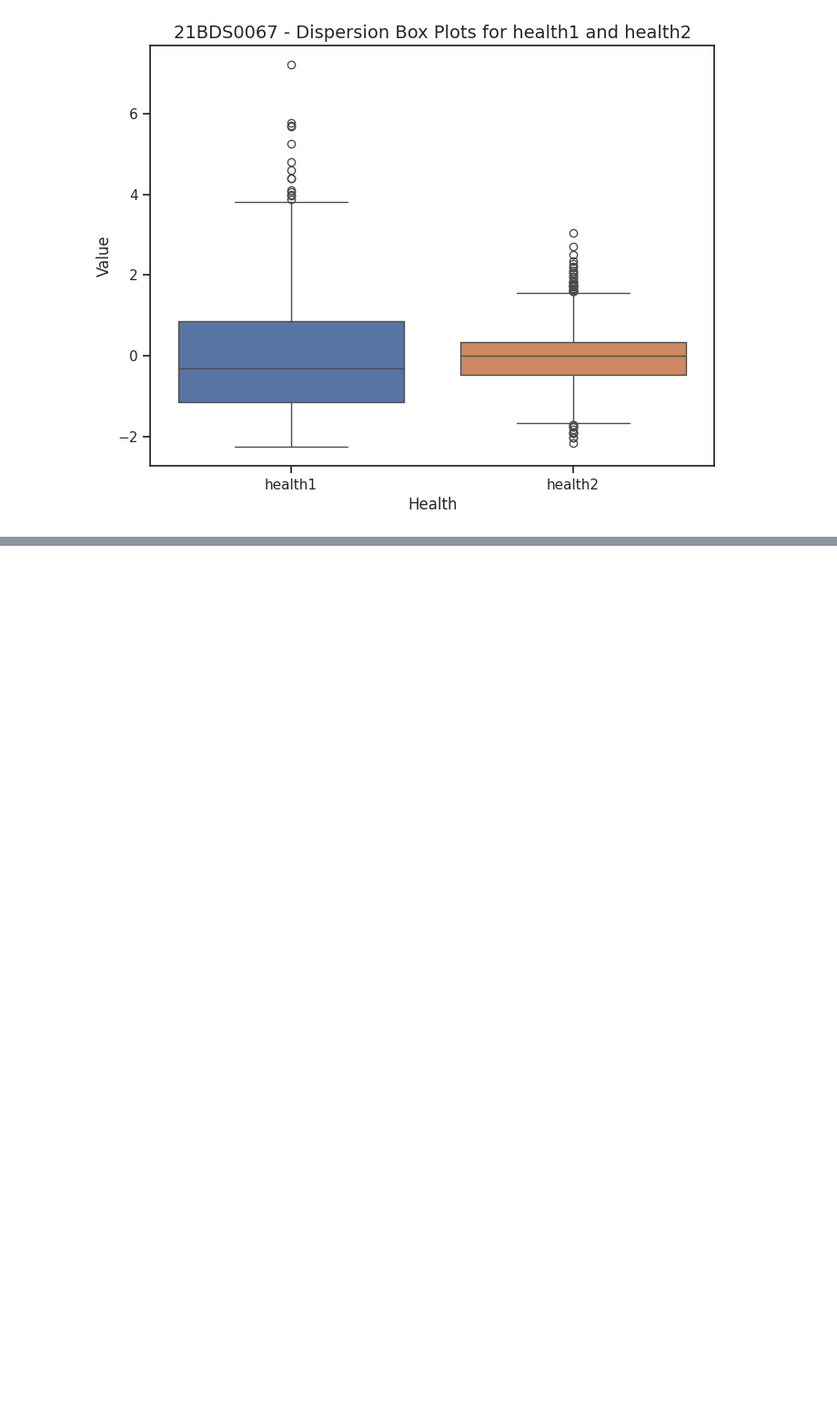
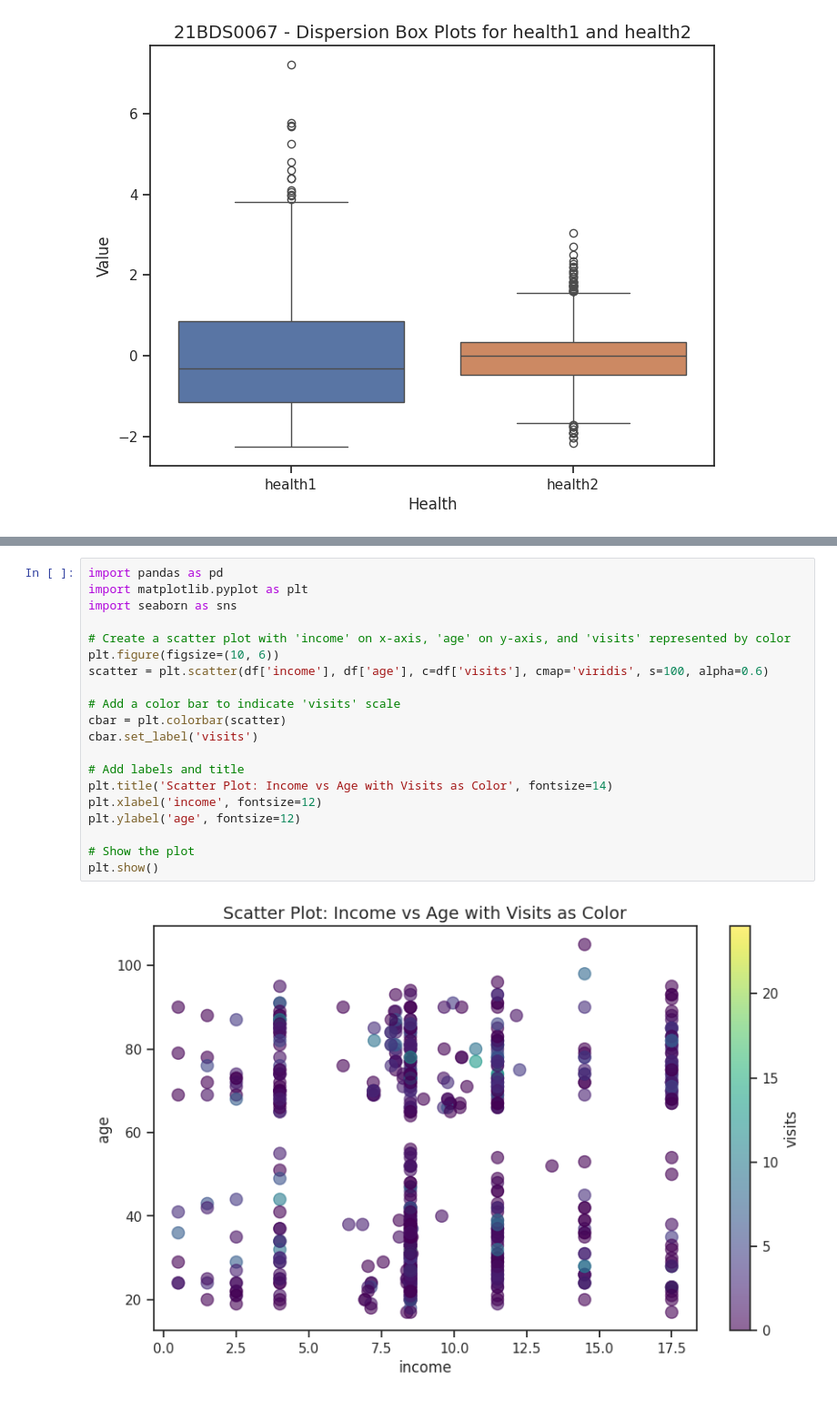
Before and after one commit to JananeeShri27/EDA-THEORY, a Jupyter notebook: Untitled0.ipynb, the cells around one changed output, grey strips where cells are left out. Shown at 91% size. Saved outputs shown, nothing was run; the diff lists cells and outputs as text; blank space fills up the shorter version.

```diff
--- a/Untitled0.ipynb
+++ b/Untitled0.ipynb
@@ -523,0 +533,22 @@ plt.show()
+# %%
+import pandas as pd
+import matplotlib.pyplot as plt
+import seaborn as sns
+
+# Create a scatter plot with 'income' on x-axis, 'age' on y-axis, and 'visits' represented by color
+plt.figure(figsize=(10, 6))
+scatter = plt.scatter(df['income'], df['age'], c=df['visits'], cmap='viridis', s=100, alpha=0.6)
+
+# Add a color bar to indicate 'visits' scale
+cbar = plt.colorbar(scatter)
+cbar.set_label('visits')
+
+# Add labels and title
+plt.title('Scatter Plot: Income vs Age with Visits as Color', fontsize=14)
+plt.xlabel('income', fontsize=12)
+plt.ylabel('age', fontsize=12)
+
+# Show the plot
+plt.show()
+# %% [output]
+[figure, added]
```
Also changed, not shown: parts of 7 cells of this notebook.
